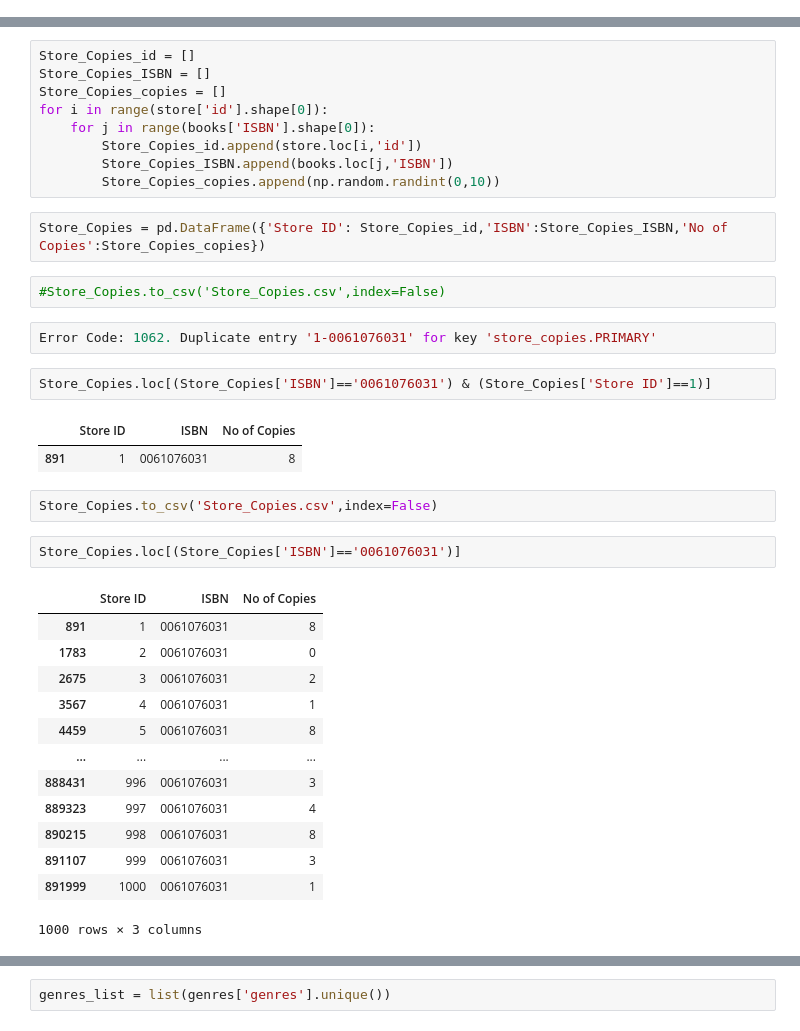
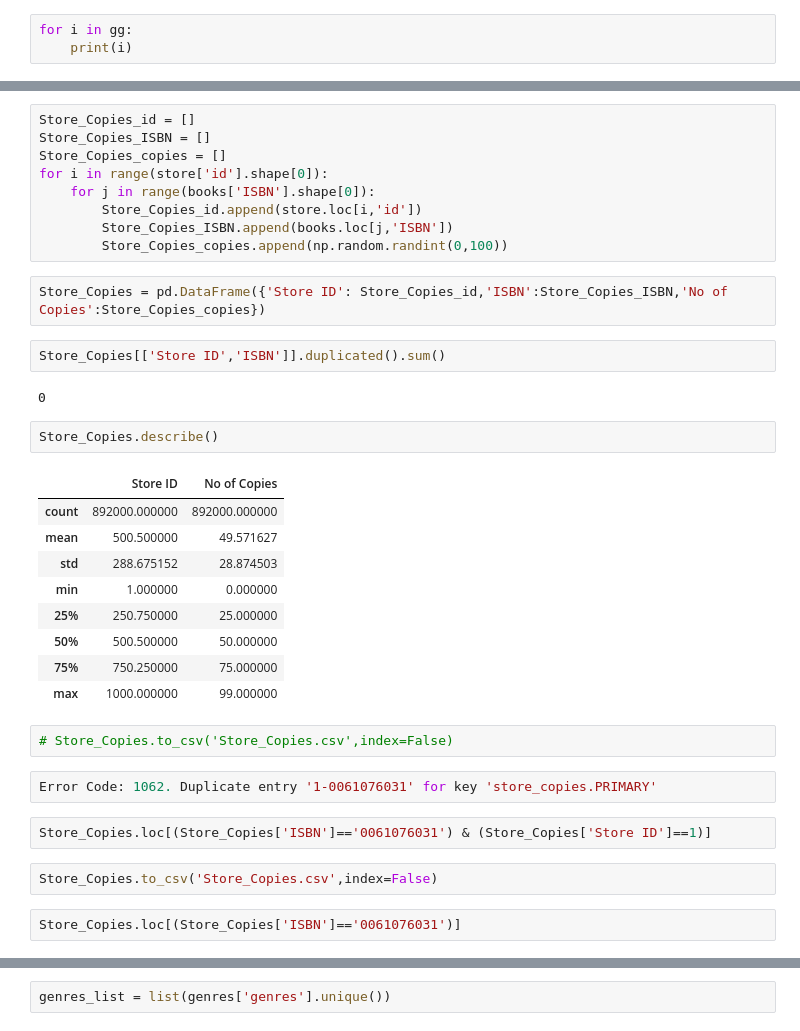
Before and after one commit to iajaykarthick/E-Commerce-Website, a Jupyter notebook: data_preprocessing/Preprocessing_Stuff.ipynb, the cells around one changed output, grey strips where cells are left out. Cells and saved outputs as stored; diff of their text form.

```diff
--- a/data_preprocessing/Preprocessing_Stuff.ipynb
+++ b/data_preprocessing/Preprocessing_Stuff.ipynb
@@ -981,0 +982,3 @@ books.head()
+# %%
+for i in gg:
+    print(i)
@@ -987,35 +992,34 @@ for i in range(store['id'].shape[0]):
     for j in range(books['ISBN'].shape[0]):
         Store_Copies_id.append(store.loc[i,'id'])
         Store_Copies_ISBN.append(books.loc[j,'ISBN'])
-        Store_Copies_copies.append(np.random.randint(0,10))
+        Store_Copies_copies.append(np.random.randint(0,100))
 # %%
 Store_Copies = pd.DataFrame({'Store ID': Store_Copies_id,'ISBN':Store_Copies_ISBN,'No of Copies':Store_Copies_copies})
+# %%
+Store_Copies[['Store ID','ISBN']].duplicated().sum()
+# %% [output]
+0
+# %%
+Store_Copies.describe()
+# %% [output]
+|  | Store ID | No of Copies |
+| count | 892000.000000 | 892000.000000 |
+| mean | 500.500000 | 49.571627 |
+| std | 288.675152 | 28.874503 |
+| min | 1.000000 | 0.000000 |
+| 25% | 250.750000 | 25.000000 |
+| 50% | 500.500000 | 50.000000 |
+| 75% | 750.250000 | 75.000000 |
+| max | 1000.000000 | 99.000000 |
 # %%
-#Store_Copies.to_csv('Store_Copies.csv',index=False)
+# Store_Copies.to_csv('Store_Copies.csv',index=False)
 # %%
 Error Code: 1062. Duplicate entry '1-0061076031' for key 'store_copies.PRIMARY'
 # %%
 Store_Copies.loc[(Store_Copies['ISBN']=='0061076031') & (Store_Copies['Store ID']==1)]
-# %% [output]
-|  | Store ID | ISBN | No of Copies |
-| 891 | 1 | 0061076031 | 8 |
 # %%
 Store_Copies.to_csv('Store_Copies.csv',index=False)
 # %%
 Store_Copies.loc[(Store_Copies['ISBN']=='0061076031')]
-# %% [output]
-|  | Store ID | ISBN | No of Copies |
-| 891 | 1 | 0061076031 | 8 |
-| 1783 | 2 | 0061076031 | 0 |
-| 2675 | 3 | 0061076031 | 2 |
-| 3567 | 4 | 0061076031 | 1 |
-| 4459 | 5 | 0061076031 | 8 |
-| ... | ... | ... | ... |
-| 888431 | 996 | 0061076031 | 3 |
-| 889323 | 997 | 0061076031 | 4 |
-| 890215 | 998 | 0061076031 | 8 |
-| 891107 | 999 | 0061076031 | 3 |
-| 891999 | 1000 | 0061076031 | 1 |
-1000 rows × 3 columns
 # %%
 zipcode
```
Also changed, not shown: parts of 26 cells of this notebook, 2 other files.
